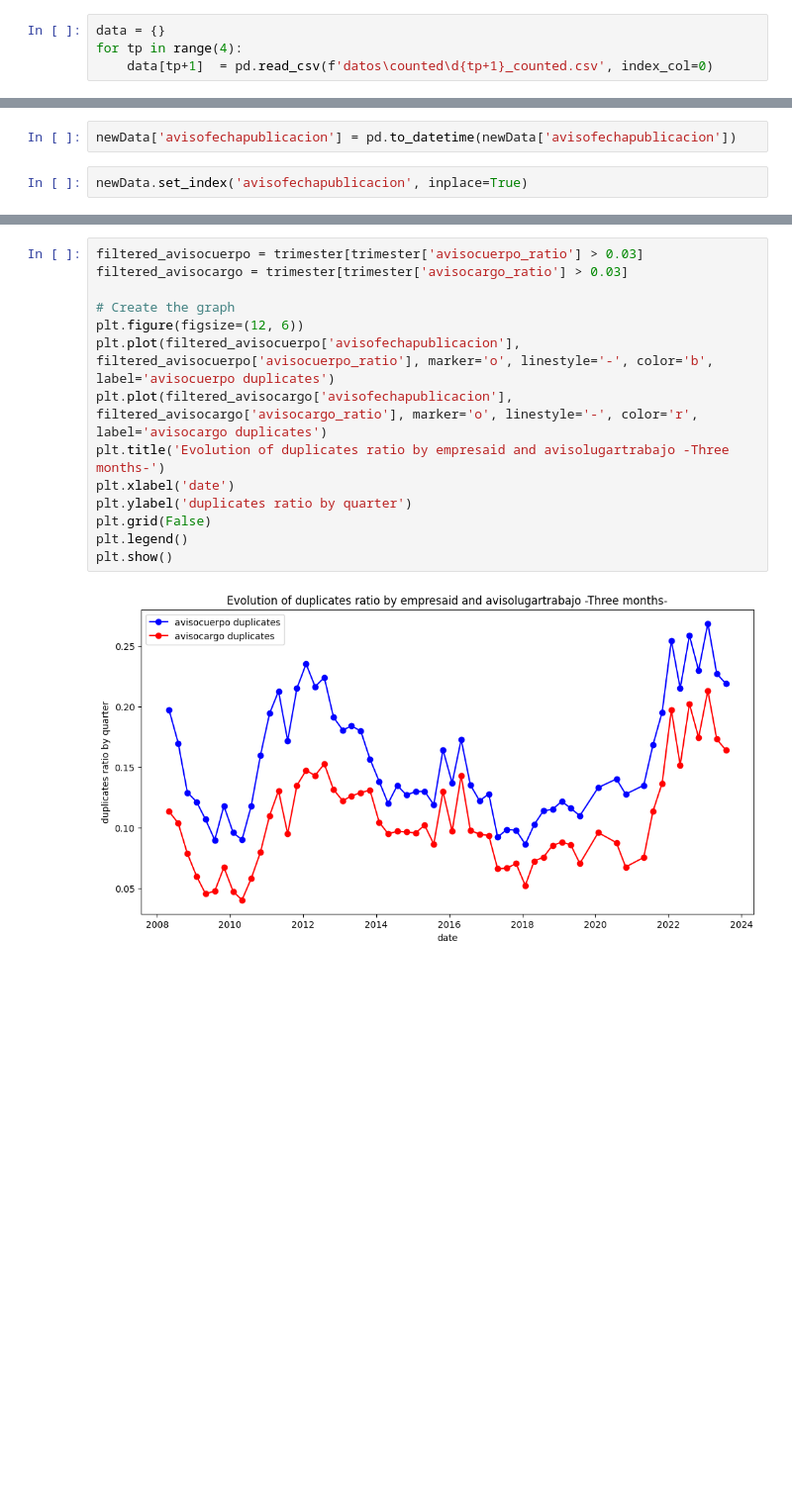
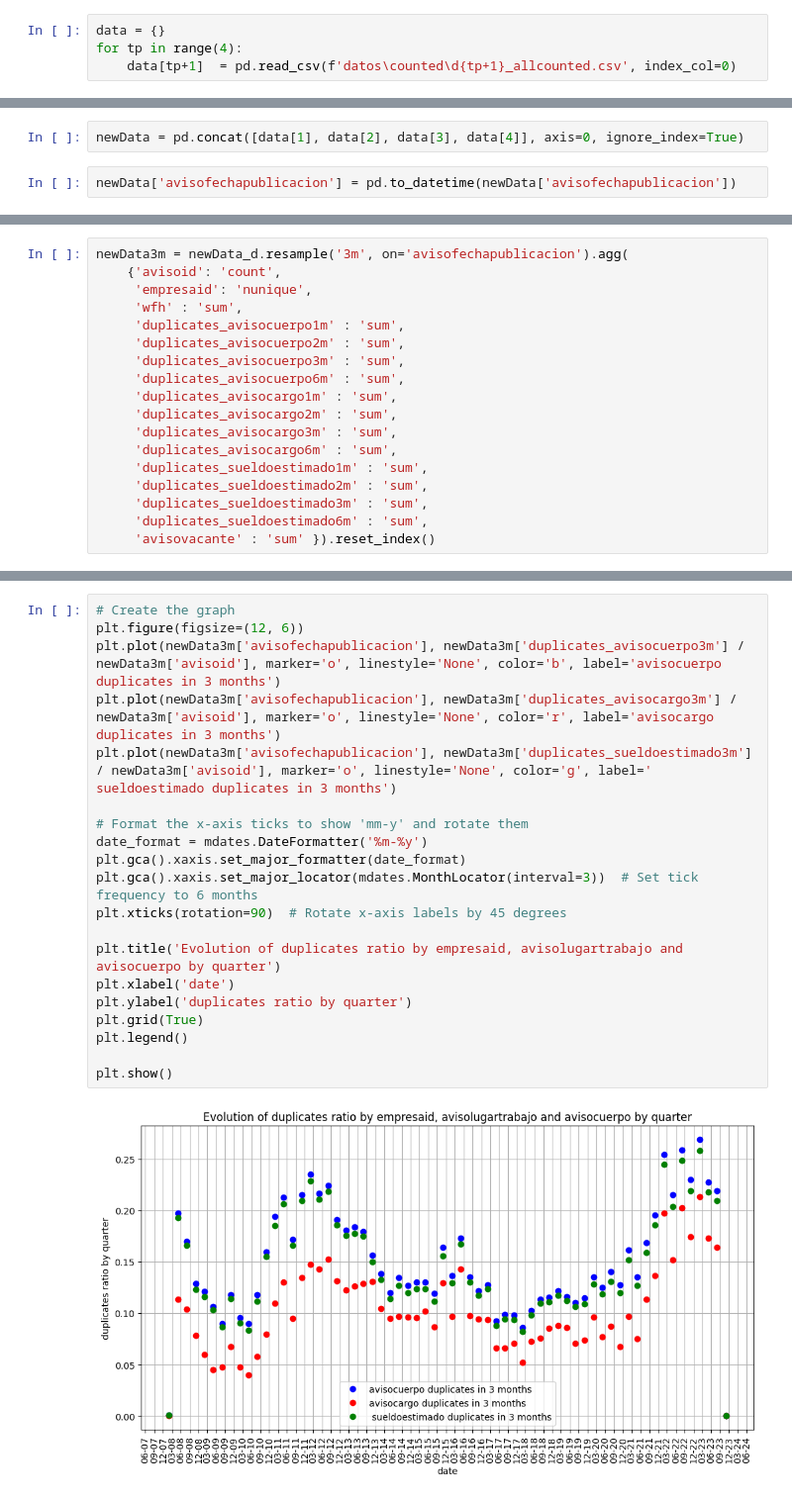
Before and after one commit to oejaramillo/WFH-Project, a Jupyter notebook: graphs 2.ipynb, the cells around one changed output, grey strips where cells are left out. Shown at 99% size. Drawn from its saved outputs; the diff is of its cells as text; blank space fills up the shorter version.

Commit message:
new duplicates graphs

```diff
--- a/graphs 2.ipynb
+++ b/graphs 2.ipynb
@@ -7,7 +7,7 @@ from datetime import datetime, timedelta
 # %%
 data = {}
 for tp in range(4):
-    data[tp+1]  = pd.read_csv(f'datos\counted\d{tp+1}_counted.csv', index_col=0)
+    data[tp+1]  = pd.read_csv(f'datos\counted\d{tp+1}_allcounted.csv', index_col=0)
 # %%
 data[1].columns
 # %% [output]
@@ -40,4 +39,4 @@ newData = pd.concat([data[1][['avisofechapublicacion', 'duplicates_avisocargo',
+# %%
+newData = pd.concat([data[1], data[2], data[3], data[4]], axis=0, ignore_index=True)
 # %%
 newData['avisofechapublicacion'] = pd.to_datetime(newData['avisofechapublicacion'])
-# %%
-newData.set_index('avisofechapublicacion', inplace=True)
@@ -71,0 +94,18 @@ trimester['wfh_ratio'] = trimester['wfh']/trimester['avisoid']
+# %%
+newData3m = newData_d.resample('3m', on='avisofechapublicacion').agg(
+    {'avisoid': 'count',
+     'empresaid': 'nunique',
+     'wfh' : 'sum',
+     'duplicates_avisocuerpo1m' : 'sum',
+     'duplicates_avisocuerpo2m' : 'sum',
+     'duplicates_avisocuerpo3m' : 'sum',
+     'duplicates_avisocuerpo6m' : 'sum',
+     'duplicates_avisocargo1m' : 'sum',
+     'duplicates_avisocargo2m' : 'sum',
+     'duplicates_avisocargo3m' : 'sum',
+     'duplicates_avisocargo6m' : 'sum',
+     'duplicates_sueldoestimado1m' : 'sum',
+     'duplicates_sueldoestimado2m' : 'sum',
+     'duplicates_sueldoestimado3m' : 'sum',
+     'duplicates_sueldoestimado6m' : 'sum',
+     'avisovacante' : 'sum' }).reset_index()
@@ -72,16 +351,22 @@ trimester['wfh_ratio'] = trimester['wfh']/trimester['avisoid']
 # %%
-filtered_avisocuerpo = trimester[trimester['avisocuerpo_ratio'] > 0.03]
-filtered_avisocargo = trimester[trimester['avisocargo_ratio'] > 0.03]
-
 # Create the graph
 plt.figure(figsize=(12, 6))
-plt.plot(filtered_avisocuerpo['avisofechapublicacion'], filtered_avisocuerpo['avisocuerpo_ratio'], marker='o', linestyle='-', color='b', label='avisocuerpo duplicates')
-plt.plot(filtered_avisocargo['avisofechapublicacion'], filtered_avisocargo['avisocargo_ratio'], marker='o', linestyle='-', color='r', label='avisocargo duplicates')
-plt.title('Evolution of duplicates ratio by empresaid and avisolugartrabajo -Three months-')
+plt.plot(newData3m['avisofechapublicacion'], newData3m['duplicates_avisocuerpo3m'] / newData3m['avisoid'], marker='o', linestyle='None', color='b', label='avisocuerpo duplicates in 3 months')
+plt.plot(newData3m['avisofechapublicacion'], newData3m['duplicates_avisocargo3m'] / newData3m['avisoid'], marker='o', linestyle='None', color='r', label='avisocargo duplicates in 3 months')
+plt.plot(newData3m['avisofechapublicacion'], newData3m['duplicates_sueldoestimado3m'] / newData3m['avisoid'], marker='o', linestyle='None', color='g', label=' sueldoestimado duplicates in 3 months')
+
+# Format the x-axis ticks to show 'mm-y' and rotate them
+date_format = mdates.DateFormatter('%m-%y')
+plt.gca().xaxis.set_major_formatter(date_format)
+plt.gca().xaxis.set_major_locator(mdates.MonthLocator(interval=3))  # Set tick frequency to 6 months
+plt.xticks(rotation=90)  # Rotate x-axis labels by 45 degrees
+
+plt.title('Evolution of duplicates ratio by empresaid, avisolugartrabajo and avisocuerpo by quarter')
 plt.xlabel('date')
 plt.ylabel('duplicates ratio by quarter')
-plt.grid(False)
+plt.grid(True)
 plt.legend()
+
 plt.show()
 # %% [output]
-[figure, old version]
+[figure, new version]
```
Also changed, not shown: parts of 36 cells of this notebook, 5 other files.
